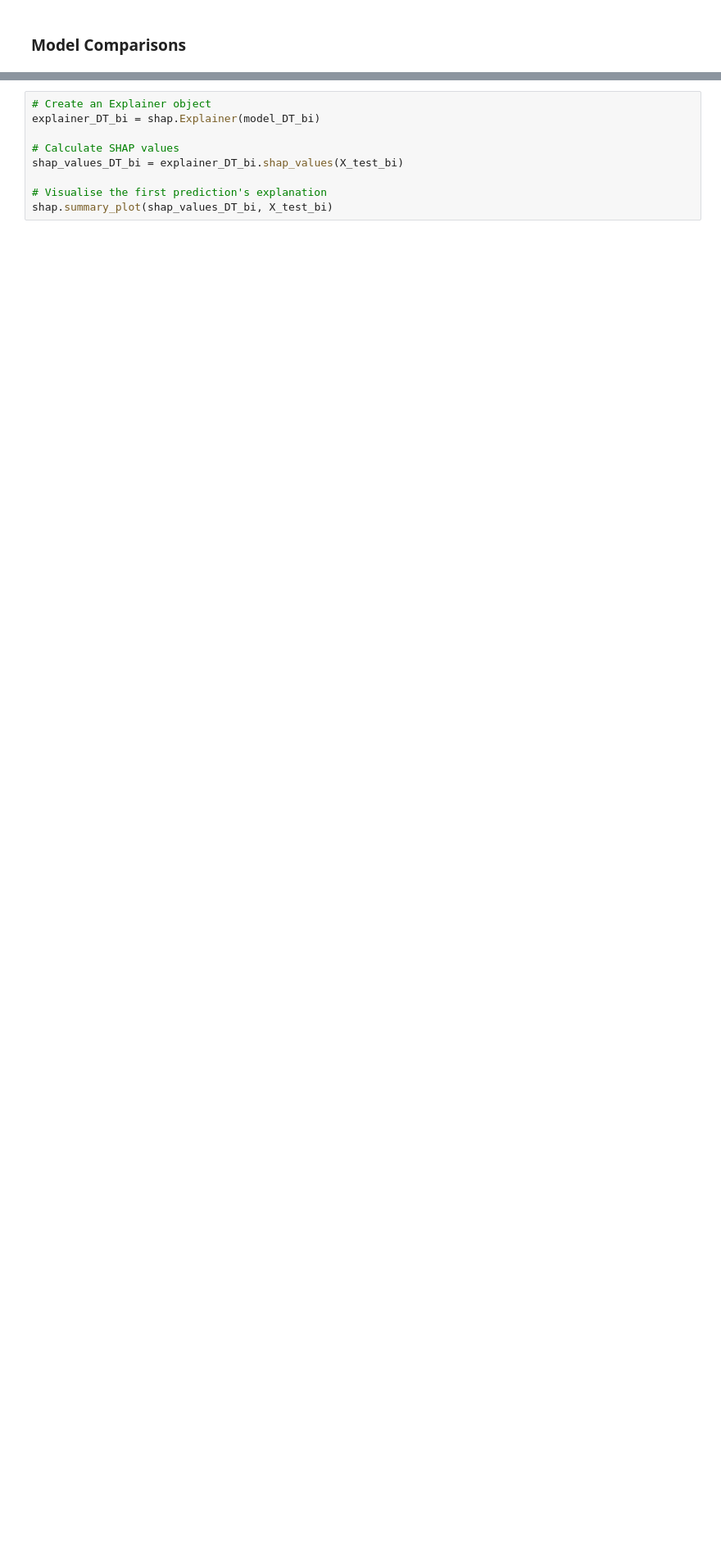
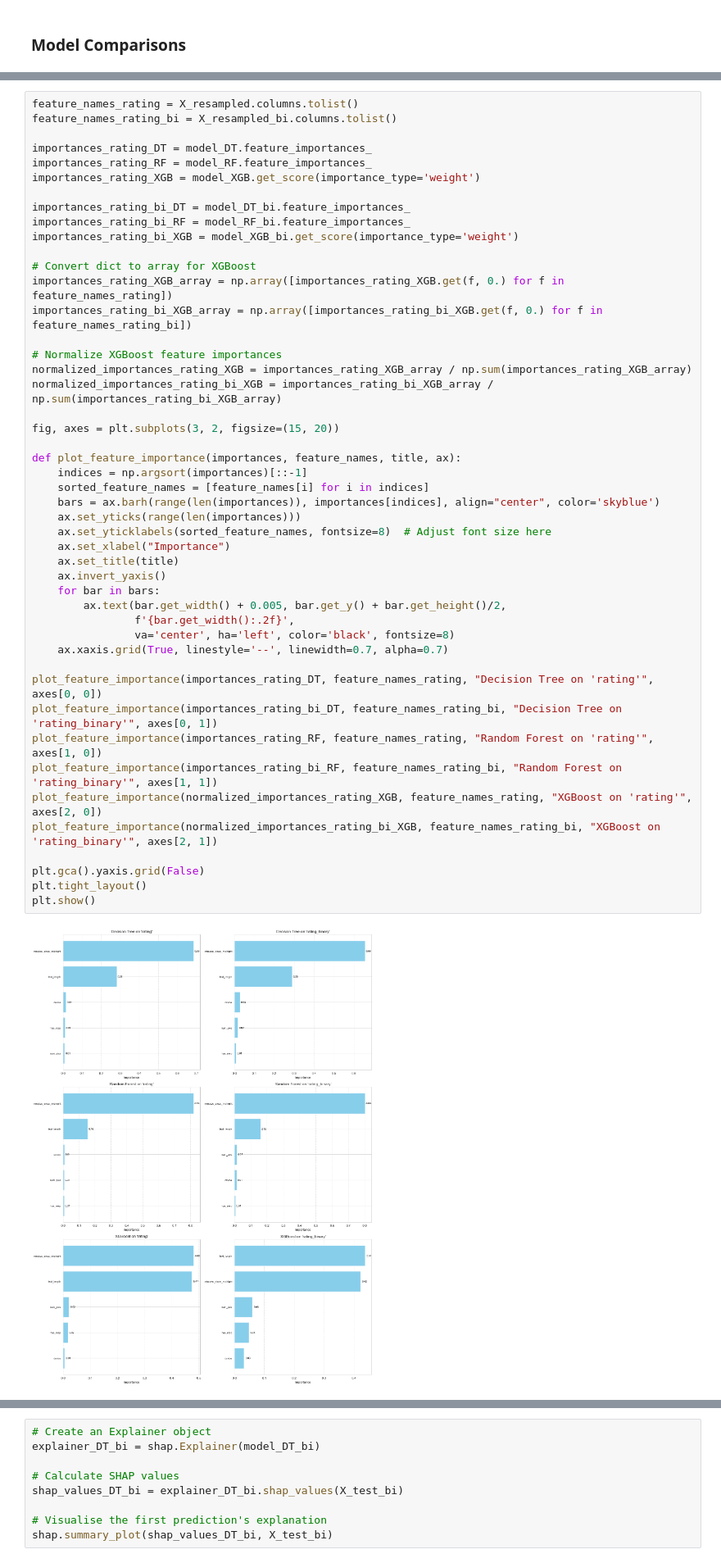
Before and after one commit to SkywingsWang/Masters-Degree-Dissertation, a Jupyter notebook: dissertation.ipynb, the cells around one changed output, grey strips where cells are left out. Shown at 82% size. Saved outputs shown, nothing was run; the diff lists cells and outputs as text; blank space fills up the shorter version.

```diff
--- a/dissertation.ipynb
+++ b/dissertation.ipynb
@@ -1119,3 +1150,52 @@ XGBoost AUC: 0.6440287532667249
+# %%
+feature_names_rating = X_resampled.columns.tolist()
+feature_names_rating_bi = X_resampled_bi.columns.tolist()
+
+importances_rating_DT = model_DT.feature_importances_
+importances_rating_RF = model_RF.feature_importances_
+importances_rating_XGB = model_XGB.get_score(importance_type='weight')
+
+importances_rating_bi_DT = model_DT_bi.feature_importances_
+importances_rating_bi_RF = model_RF_bi.feature_importances_
+importances_rating_bi_XGB = model_XGB_bi.get_score(importance_type='weight')
+
+# Convert dict to array for XGBoost
+importances_rating_XGB_array = np.array([importances_rating_XGB.get(f, 0.) for f in feature_names_rating])
+importances_rating_bi_XGB_array = np.array([importances_rating_bi_XGB.get(f, 0.) for f in feature_names_rating_bi])
+
+# Normalize XGBoost feature importances
+normalized_importances_rating_XGB = importances_rating_XGB_array / np.sum(importances_rating_XGB_array)
+normalized_importances_rating_bi_XGB = importances_rating_bi_XGB_array / np.sum(importances_rating_bi_XGB_array)
+
+fig, axes = plt.subplots(3, 2, figsize=(15, 20))
+
+def plot_feature_importance(importances, feature_names, title, ax):
+    indices = np.argsort(importances)[::-1]
+    sorted_feature_names = [feature_names[i] for i in indices]
+    bars = ax.barh(range(len(importances)), importances[indices], align="center", color='skyblue')
+    ax.set_yticks(range(len(importances)))
+    ax.set_yticklabels(sorted_feature_names, fontsize=8)  # Adjust font size here
+    ax.set_xlabel("Importance")
+    ax.set_title(title)
+    ax.invert_yaxis()
+    for bar in bars:
+        ax.text(bar.get_width() + 0.005, bar.get_y() + bar.get_height()/2,
+                f'{bar.get_width():.2f}',
+                va='center', ha='left', color='black', fontsize=8)
+    ax.xaxis.grid(True, linestyle='--', linewidth=0.7, alpha=0.7)
+
+plot_feature_importance(importances_rating_DT, feature_names_rating, "Decision Tree on 'rating'", axes[0, 0])
+plot_feature_importance(importances_rating_bi_DT, feature_names_rating_bi, "Decision Tree on 'rating_binary'", axes[0, 1])
+plot_feature_importance(importances_rating_RF, feature_names_rating, "Random Forest on 'rating'", axes[1, 0])
+plot_feature_importance(importances_rating_bi_RF, feature_names_rating_bi, "Random Forest on 'rating_binary'", axes[1, 1])
+plot_feature_importance(normalized_importances_rating_XGB, feature_names_rating, "XGBoost on 'rating'", axes[2, 0])
+plot_feature_importance(normalized_importances_rating_bi_XGB, feature_names_rating_bi, "XGBoost on 'rating_binary'", axes[2, 1])
+
+plt.gca().yaxis.grid(False)
+plt.tight_layout()
+plt.show()
+# %% [output]
+[figure, added]
 # %%
 # Create an Explainer object
 explainer_DT = shap.Explainer(model_DT)
```
Also changed, not shown: parts of 19 cells of this notebook.
